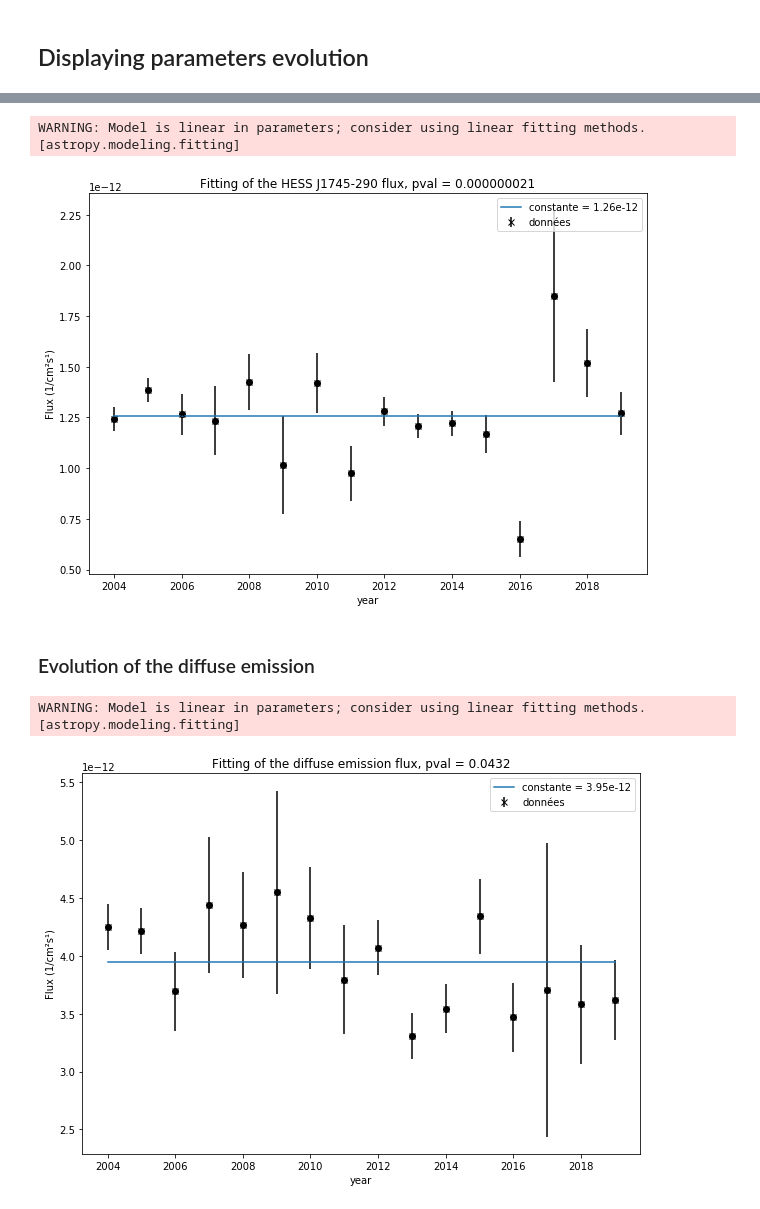
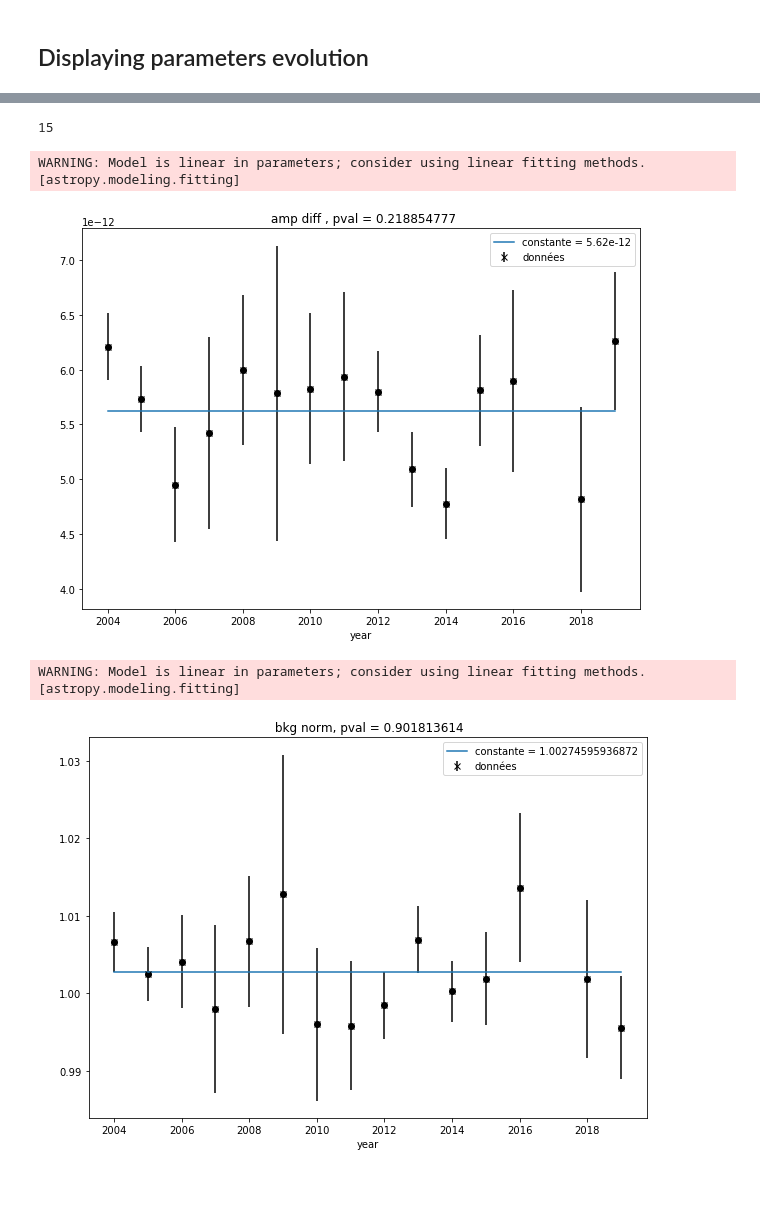
Before and after one commit to SamZouari/hess, a Jupyter notebook: confluence2020/hap-fr/parameter_evolution_hap-fr.ipynb, the cells around one changed output, grey strips where cells are left out. Saved outputs shown, nothing was run; the diff lists cells and outputs as text; code cells hidden in the pictures.

```diff
--- a/confluence2020/hap-fr/parameter_evolution_hap-fr.ipynb
+++ b/confluence2020/hap-fr/parameter_evolution_hap-fr.ipynb
@@ -135,7 +135,7 @@ model_diff.parameters["reference"].frozen = True
 # if there are cutoffs in the spectra
 
 modelGC.parameters["lambda_"].frozen = True
-model_diff.parameters["lambda_"].frozen = True
+#model_diff.parameters["lambda_"].frozen = True
 # %% [markdown]
 ## Constructing the mask
 # %%
@@ -151,7 +151,7 @@ fit_mask = Map.from_geom(geom, data=fit_mask)
 # %%
 for year in range(2004,2020):
     mapdataset_dict[year].fit_mask = fit_mask
-    mapdataset_dict[year].models =  modelGC.copy() + modelG09.copy() +  modeldiff.copy()
+    mapdataset_dict[year].models =  modelGC.copy() + modelG09.copy() +  model_diff.copy()
     mapdataset_dict[year].background_model.parameters['norm'].value = 1.0
 # %% [markdown]
 # Fitting the datasets
@@ -197,0 +199,20 @@ for year in range(2004,2020):
+# %%
+# Spectral models without cutoffs (indexes fixed)
+
+ampsGC = []
+ampsGC_err = []
+ampsdiff = []
+ampsdiff_err = []
+norms = []
+norms_err = []
+
+
+for year in years:
+
+    ampsGC.append(results_per_year[year]['value'][3])
+    ampsGC_err.append(results_per_year[year]['error'][3])
+    ampsdiff.append(results_per_year[year]['value'][12])
+    ampsdiff_err.append(results_per_year[year]['error'][12])
+
+    norms.append(results_per_year[year]['value'][14])
+    norms_err.append(results_per_year[year]['error'][14])
@@ -198,5 +323,8 @@ for year in range(2004,2020):
 # %% [markdown]
 # Saving the results
+# %%
+pathpar = Path(pathp/"2amps_2indexes_1cutoff")
+pathpar.mkdir(exist_ok=True)
 # %% [markdown]
 ## Fitting a time evolution model
 # %%
@@ -483,8 +391,11 @@ plt.savefig(path/"GCDEflux_evolution_04_19_fr_full.pdf")
+# %%
+len(ampsGC_err)
+# %% [output]
+15
 # %%
 x = years
-y = resGC
-y_uncs = yerrGC
-
+y = ampsdiff
+y_uncs = ampsdiff_err
 
 # Fit the data using a box model.
 # Bounds are not really needed but included here to demonstrate usage.
@@ -496,8 +407,6 @@ t = fit_t(t_init, x, y) #, weights=1.0/y_uncs)
 A1 = y
 A2 = t(2004)
 err_bars = y_uncs
-#chi2, pval = stats.chisquare(y, A2)
-#chi2r = chisqr(A1, A2, err_bars)
 
 pv = pval(A1, A2, err_bars, len(A1)-1)
 
@@ -508,46 +417,42 @@ plt.plot(x, y, 'ko')
 plt.errorbar(x, y, yerr=y_uncs, fmt='kx', label="données")
 plt.plot(x, t(x), label='constante = ' + str(round(t(2004), 14)) )
 plt.xlabel('year')
-plt.ylabel('Flux (1/cm²s¹)')
+plt.ylabel(' ')
 plt.legend(loc=1)
-plt.title("Fitting of the HESS J1745-290 flux, pval = {0:0.9f}".format(pv))
-plt.savefig(path/"fit_flux_SgrAstar_04_19_fr_full.pdf")
+plt.title(" amp diff , pval = {0:0.9f}".format(pv))
+plt.savefig(pathpar/"ampdiff.pdf")
 # %% [output]
 WARNING: Model is linear in parameters; consider using linear fitting methods. [astropy.modeling.fitting]
-[figure, old version]
+[figure, new version]
-# %% [markdown]
-### Evolution of the diffuse emission
 # %%
 x = years
-y = resdiff
-y_uncs = yerrdiff
-
+y = norms
+y_uncs = norms_err
 
 # Fit the data using a box model.
 # Bounds are not really needed but included here to demonstrate usage.
-t_init = models.Const1D(1e-10)
+t_init = models.Const1D(1)
 fit_t = fitting.LevMarLSQFitter()
-t = fit_t(t_init, x, y)#, weights=1.0/y_uncs)
+t = fit_t(t_init, x, y) #, weights=1.0/y_uncs)
 
+# évaluation du chi2 réduit
 A1 = y
 A2 = t(2004)
 err_bars = y_uncs
-#chi2, pval = stats.chisquare(A1, A2)
-chi2r = chisqr(A1, A2, err_bars)
 
 pv = pval(A1, A2, err_bars, len(A1)-1)
 
 
 # Plot the data with the best-fit model
 plt.figure(figsize=(10,7))
 plt.plot(x, y, 'ko')
 plt.errorbar(x, y, yerr=y_uncs, fmt='kx', label="données")
 plt.plot(x, t(x), label='constante = ' + str(round(t(2004), 14)) )
 plt.xlabel('year')
-plt.ylabel('Flux (1/cm²s¹)')
+plt.ylabel(' ')
 plt.legend(loc=1)
-plt.title("Fitting of the diffuse emission flux, pval = {0:03.4f}".format(pv))
-plt.savefig(path/"fit_flux_DE_04_19_fr_full.pdf")
+plt.title(" bkg norm, pval = {0:0.9f}".format(pv))
+plt.savefig(pathpar/"norm.pdf")
 # %% [output]
 WARNING: Model is linear in parameters; consider using linear fitting methods. [astropy.modeling.fitting]
-[figure, old version]
+[figure, new version]
```
Also changed, not shown: parts of 31 cells of this notebook, 2 other files.
